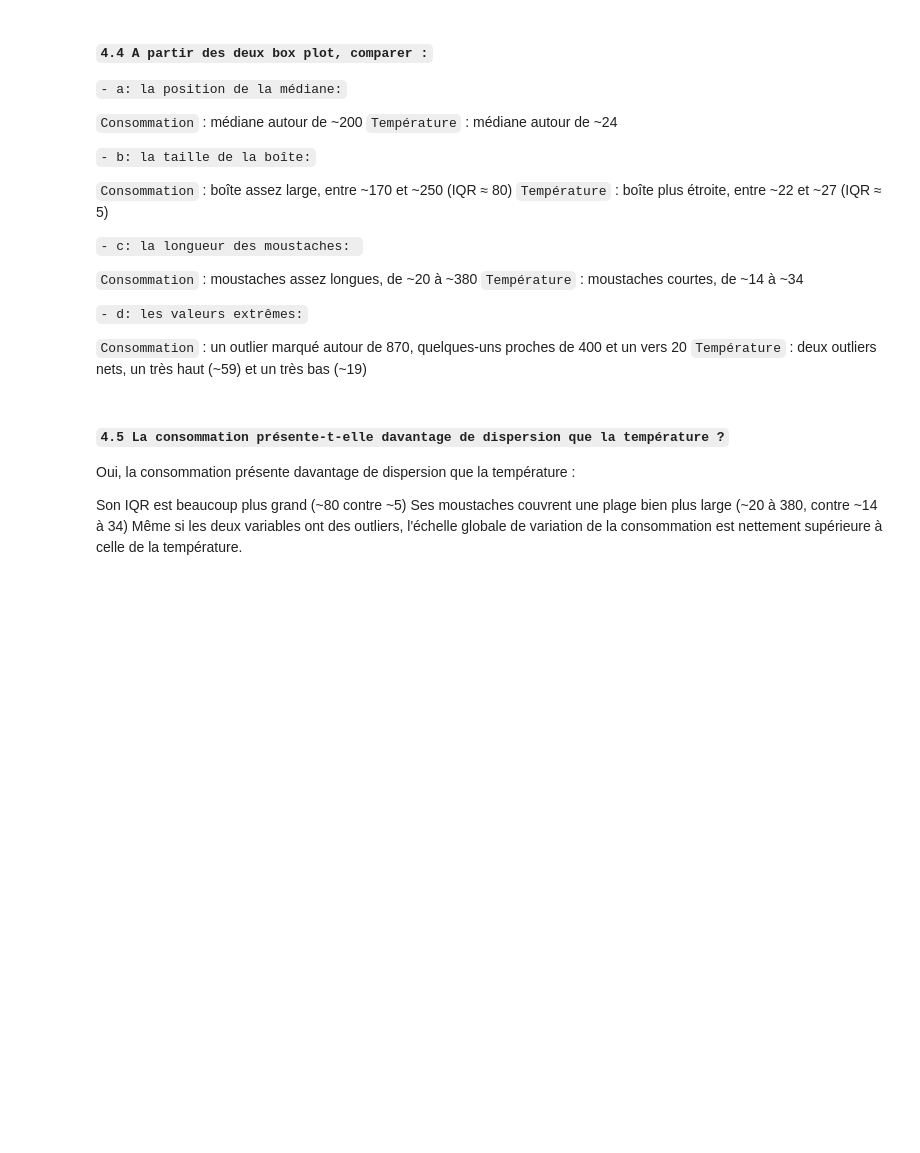
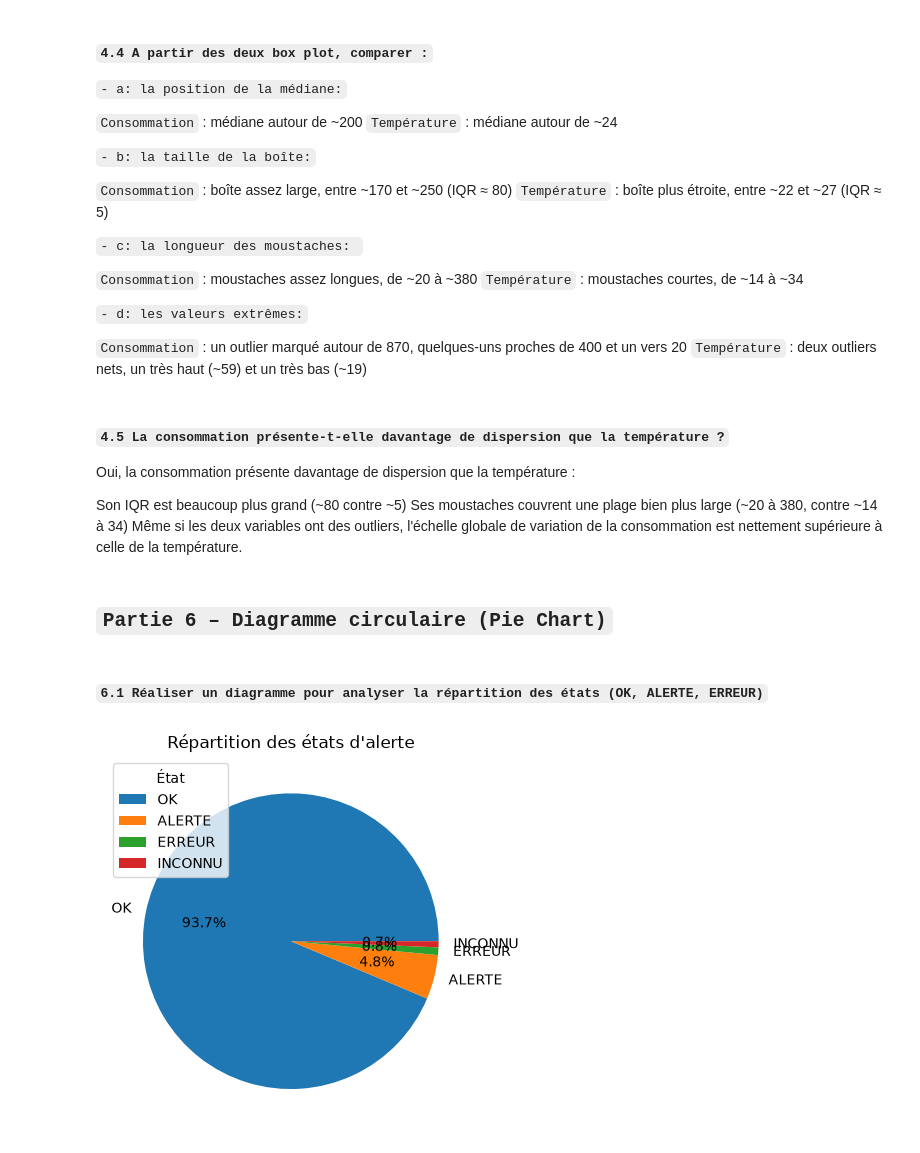
Before and after one commit to Alassanee/atelier_matplotlib_iot, a Jupyter notebook: notebook/atelier_matplotlib_iot.ipynb, the cells around one changed output. Saved outputs shown, nothing was run; the diff lists cells and outputs as text; code cells hidden in the pictures; blank space fills up the shorter version.

```diff
--- a/notebook/atelier_matplotlib_iot.ipynb
+++ b/notebook/atelier_matplotlib_iot.ipynb
@@ -244,3 +244,19 @@ Oui, la consommation présente davantage de dispersion que la température :
 Son IQR est beaucoup plus grand (~80 contre ~5)
 Ses moustaches couvrent une plage bien plus large (~20 à 380, contre ~14 à 34)
 Même si les deux variables ont des outliers, l'échelle globale de variation de la consommation est nettement supérieure à celle de la température.
+# %% [markdown]
+## `Partie 6 – Diagramme circulaire (Pie Chart)`
+# %% [markdown]
+#### `6.1 Réaliser un diagramme pour analyser la répartition des états (OK, ALERTE, ERREUR)`
+# %%
+element = df["etat"].value_counts()
+
+label = list(element.index)
+size = list(element.values)
+
+plt.pie(size, labels=label, autopct="%1.1f%%")
+plt.title("Répartition des états d'alerte")
+plt.legend(title="État", loc="best")
+plt.show()
+# %% [output]
+[figure, added]
```
Also changed, not shown: parts of 1 cell of this notebook.
